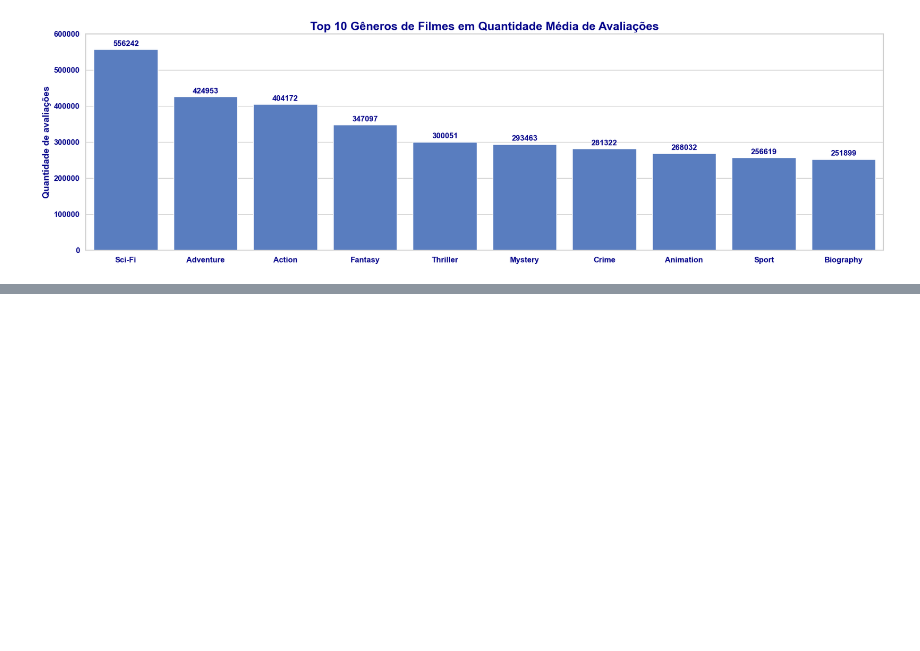
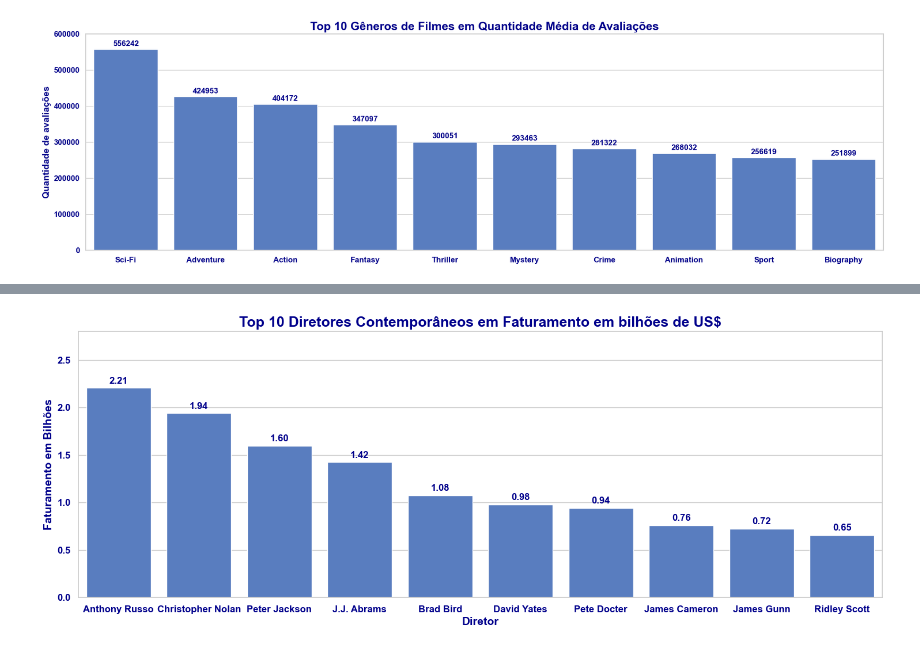
Before and after one commit to AurelioGuilherme/Desafio_Ciencia_de_Dados, a Jupyter notebook: Notebooks/EDA.ipynb, the cells around one changed output, grey strips where cells are left out. Cells and saved outputs as stored; diff of their text form; code cells hidden in the pictures; blank space fills up the shorter version.

```diff
--- a/Notebooks/EDA.ipynb
+++ b/Notebooks/EDA.ipynb
@@ -662,0 +690,20 @@ interactive(children=(Dropdown(description='year_tag', options=('1 - Early Cinem
+# %%
+df_groupby = df.query('Year_Tag == "5 - Contemporary"')\
+               .groupby("Director").agg(faturamento_total = ("Gross","sum"))\
+               .sort_values("faturamento_total",ascending=False)\
+               .head(10)
+
+df_groupby["faturamento_total"] = df_groupby["faturamento_total"] / 10**9
+
+barplot_custom(df_groupby,
+               figsize=(18,6),
+               col_x= 'Director',
+               col_y = 'faturamento_total',
+               title= "Top 10 Diretores Contemporâneos em Faturamento em bilhões de US$",
+               y_label='Faturamento em Bilhões',
+               x_label = 'Diretor',
+               bar_anotate=True,
+               anotate_float=2,
+               y_lim=[0, 2.8])
+# %% [output]
+[figure, added]
```
Also changed, not shown: parts of 47 cells of this notebook.
